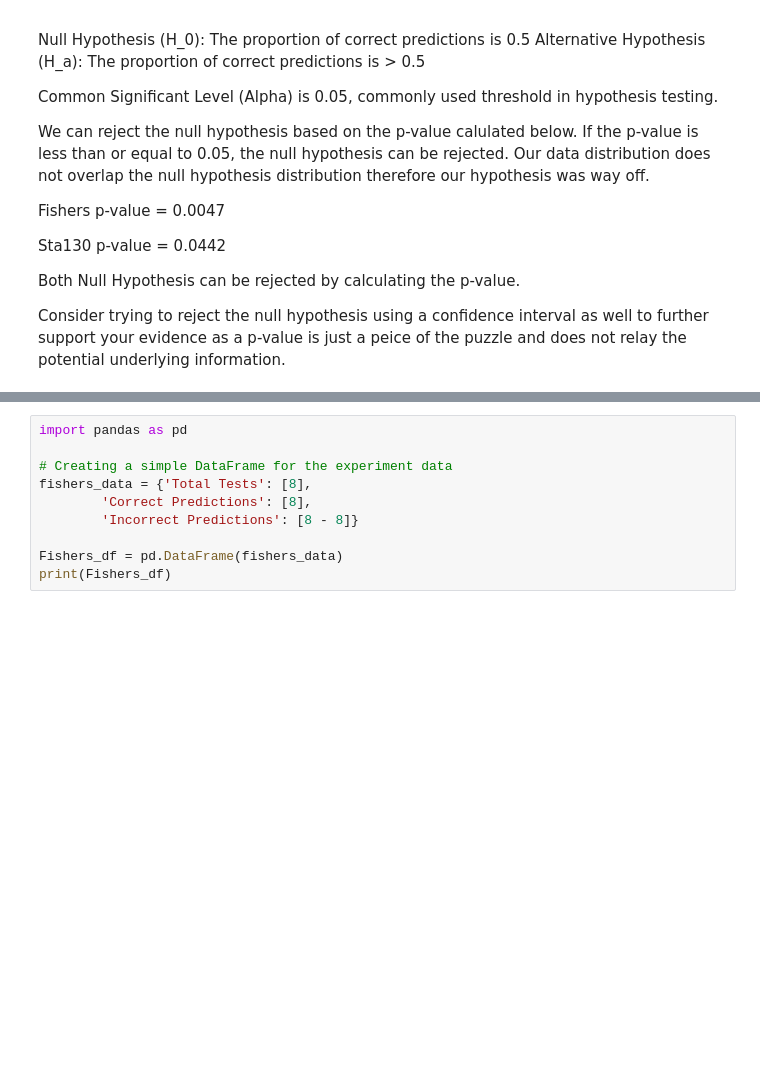
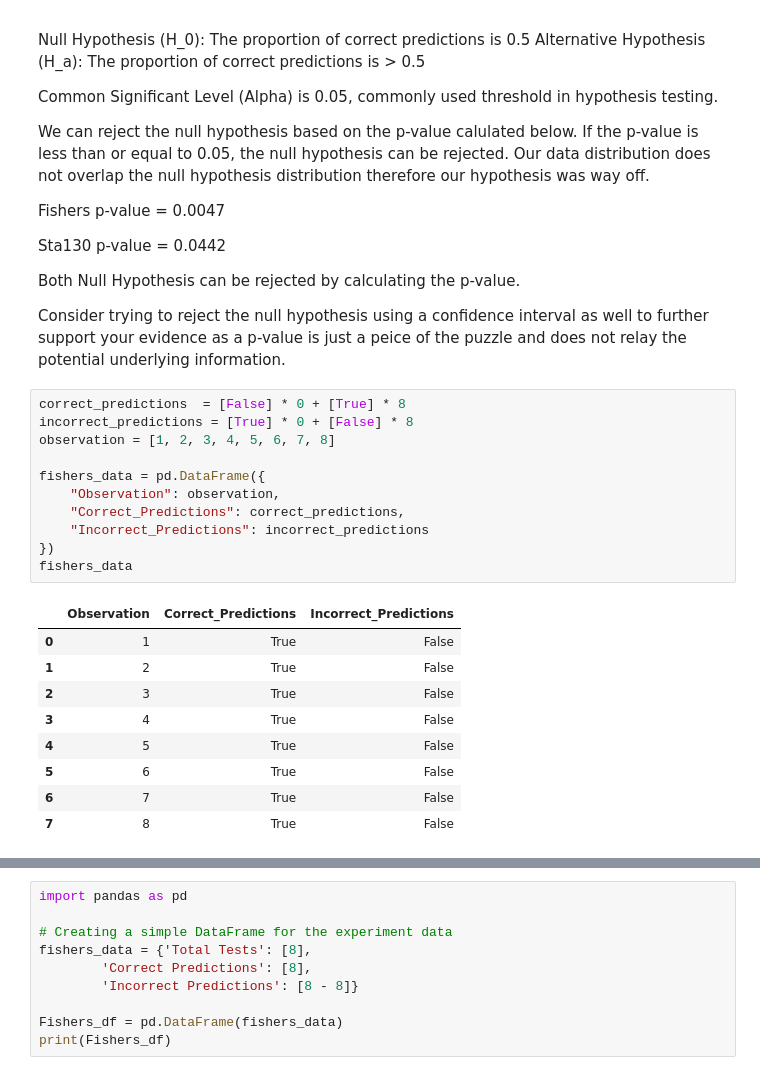
Before and after one commit to LucaPiccone/sta130, a Jupyter notebook: HW/HW_05.ipynb, the cells around one changed output, grey strips where cells are left out. Saved outputs shown, nothing was run; the diff lists cells and outputs as text; blank space fills up the shorter version.

```diff
--- a/HW/HW_05.ipynb
+++ b/HW/HW_05.ipynb
@@ -69,3 +192,24 @@ Sta130 p-value = 0.0442
 Both Null Hypothesis can be rejected by calculating the p-value.
 
 Consider trying to reject the null hypothesis using a confidence interval as well to further support your evidence as a p-value is just a peice of the puzzle and does not relay the potential underlying information.
+# %%
+correct_predictions  = [False] * 0 + [True] * 8
+incorrect_predictions = [True] * 0 + [False] * 8
+observation = [1, 2, 3, 4, 5, 6, 7, 8]
+
+fishers_data = pd.DataFrame({
+    "Observation": observation,
+    "Correct_Predictions": correct_predictions,
+    "Incorrect_Predictions": incorrect_predictions
+})
+fishers_data
+# %% [output]
+|  | Observation | Correct_Predictions | Incorrect_Predictions |
+| 0 | 1 | True | False |
+| 1 | 2 | True | False |
+| 2 | 3 | True | False |
+| 3 | 4 | True | False |
+| 4 | 5 | True | False |
+| 5 | 6 | True | False |
+| 6 | 7 | True | False |
+| 7 | 8 | True | False |
```
Also changed, not shown: parts of 29 cells of this notebook, 4 other files.
